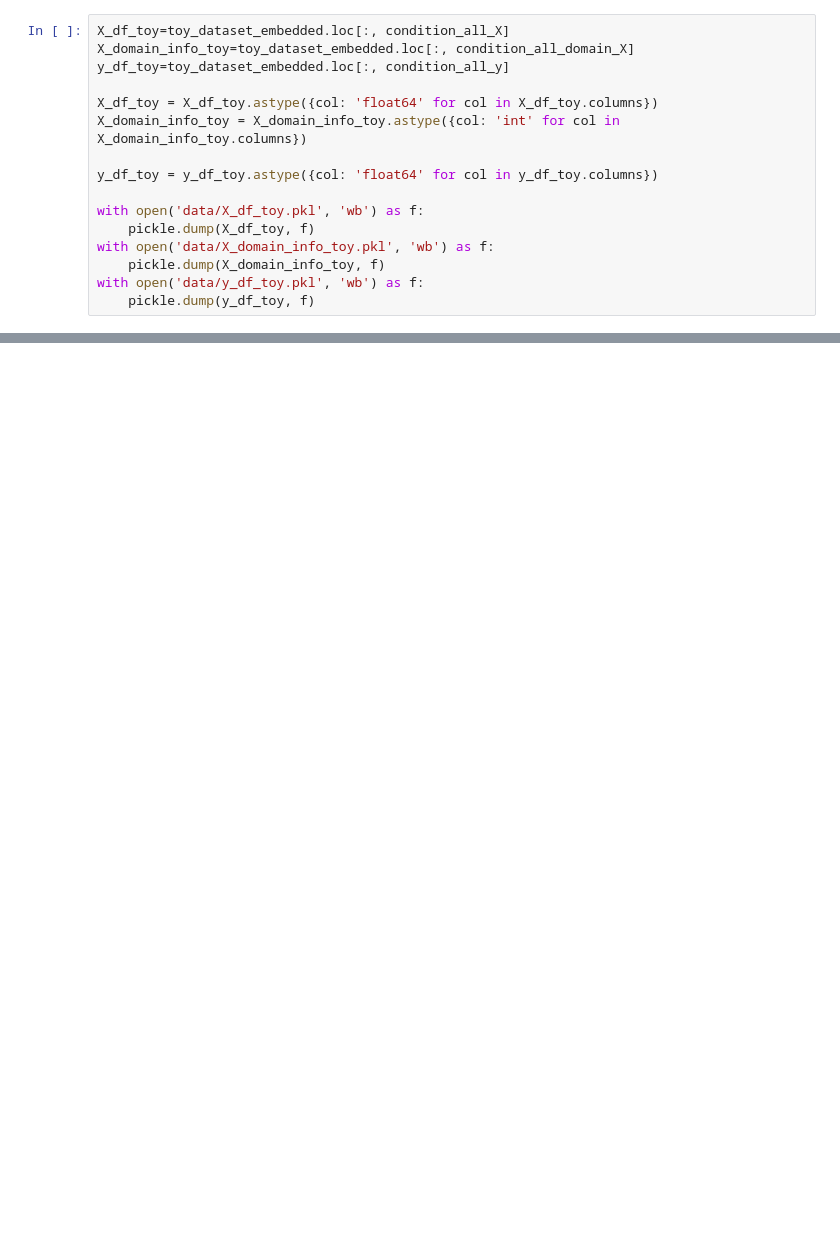
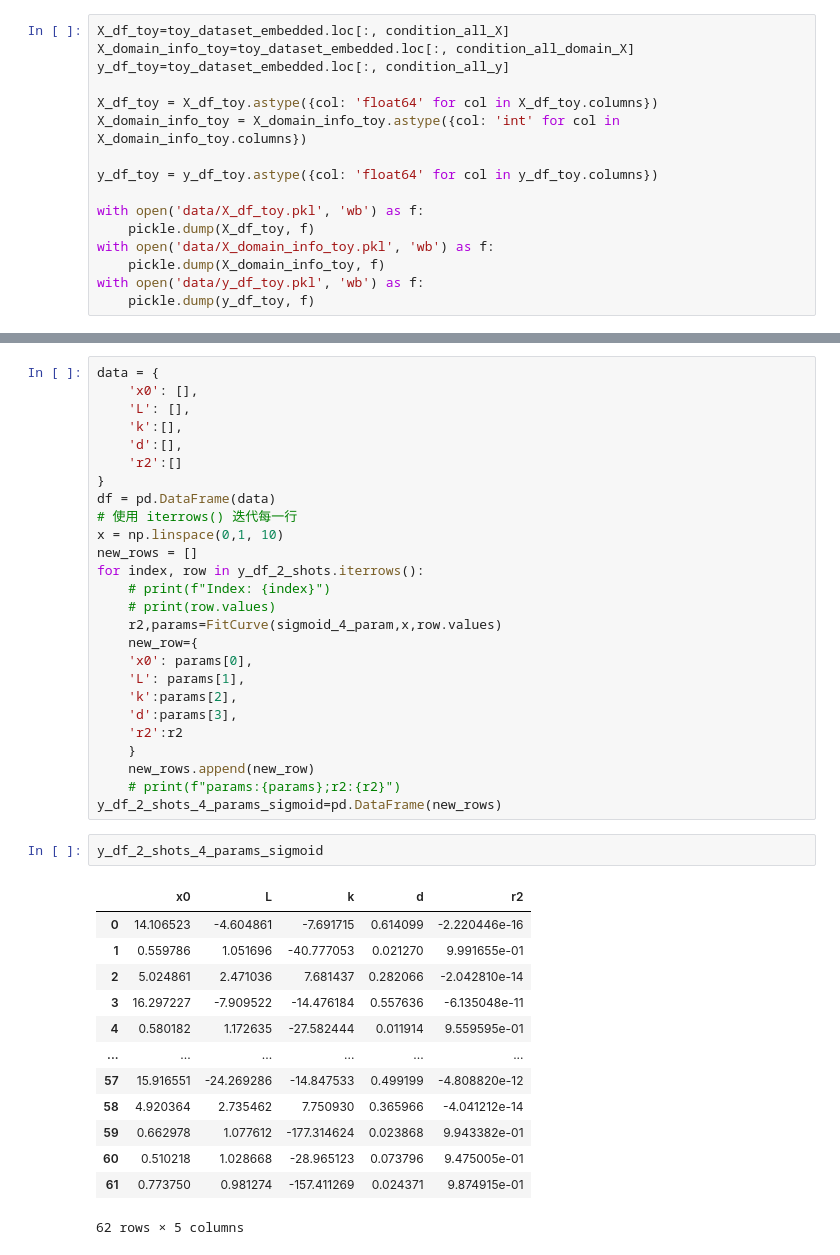
Before and after one commit to Paul-A-Lavender/MOGP-Transferable-kernel-learning, a Jupyter notebook: DataPreprocessing.ipynb, the cells around one changed output, grey strips where cells are left out. Cells and saved outputs as stored; diff of their text form; blank space fills up the shorter version.

```diff
--- a/DataPreprocessing.ipynb
+++ b/DataPreprocessing.ipynb
@@ -223,0 +278,42 @@ with open('data/y_df_toy.pkl', 'wb') as f:
+# %%
+data = {
+    'x0': [],
+    'L': [],
+    'k':[],
+    'd':[],
+    'r2':[]
+}
+df = pd.DataFrame(data)
+# 使用 iterrows() 迭代每一行
+x = np.linspace(0,1, 10)
+new_rows = []
+for index, row in y_df_2_shots.iterrows():
+    # print(f"Index: {index}")
+    # print(row.values)
+    r2,params=FitCurve(sigmoid_4_param,x,row.values)
+    new_row={
+    'x0': params[0],
+    'L': params[1],
+    'k':params[2],
+    'd':params[3],
+    'r2':r2
+    }
+    new_rows.append(new_row)
+    # print(f"params:{params};r2:{r2}")
+y_df_2_shots_4_params_sigmoid=pd.DataFrame(new_rows)
+# %%
+y_df_2_shots_4_params_sigmoid
+# %% [output]
+|  | x0 | L | k | d | r2 |
+| 0 | 14.106523 | -4.604861 | -7.691715 | 0.614099 | -2.220446e-16 |
+| 1 | 0.559786 | 1.051696 | -40.777053 | 0.021270 | 9.991655e-01 |
+| 2 | 5.024861 | 2.471036 | 7.681437 | 0.282066 | -2.042810e-14 |
+| 3 | 16.297227 | -7.909522 | -14.476184 | 0.557636 | -6.135048e-11 |
+| 4 | 0.580182 | 1.172635 | -27.582444 | 0.011914 | 9.559595e-01 |
+| ... | ... | ... | ... | ... | ... |
+| 57 | 15.916551 | -24.269286 | -14.847533 | 0.499199 | -4.808820e-12 |
+| 58 | 4.920364 | 2.735462 | 7.750930 | 0.365966 | -4.041212e-14 |
+| 59 | 0.662978 | 1.077612 | -177.314624 | 0.023868 | 9.943382e-01 |
+| 60 | 0.510218 | 1.028668 | -28.965123 | 0.073796 | 9.475005e-01 |
+| 61 | 0.773750 | 0.981274 | -157.411269 | 0.024371 | 9.874915e-01 |
+62 rows × 5 columns
```
Also changed, not shown: parts of 3 cells of this notebook, 1 other file.
